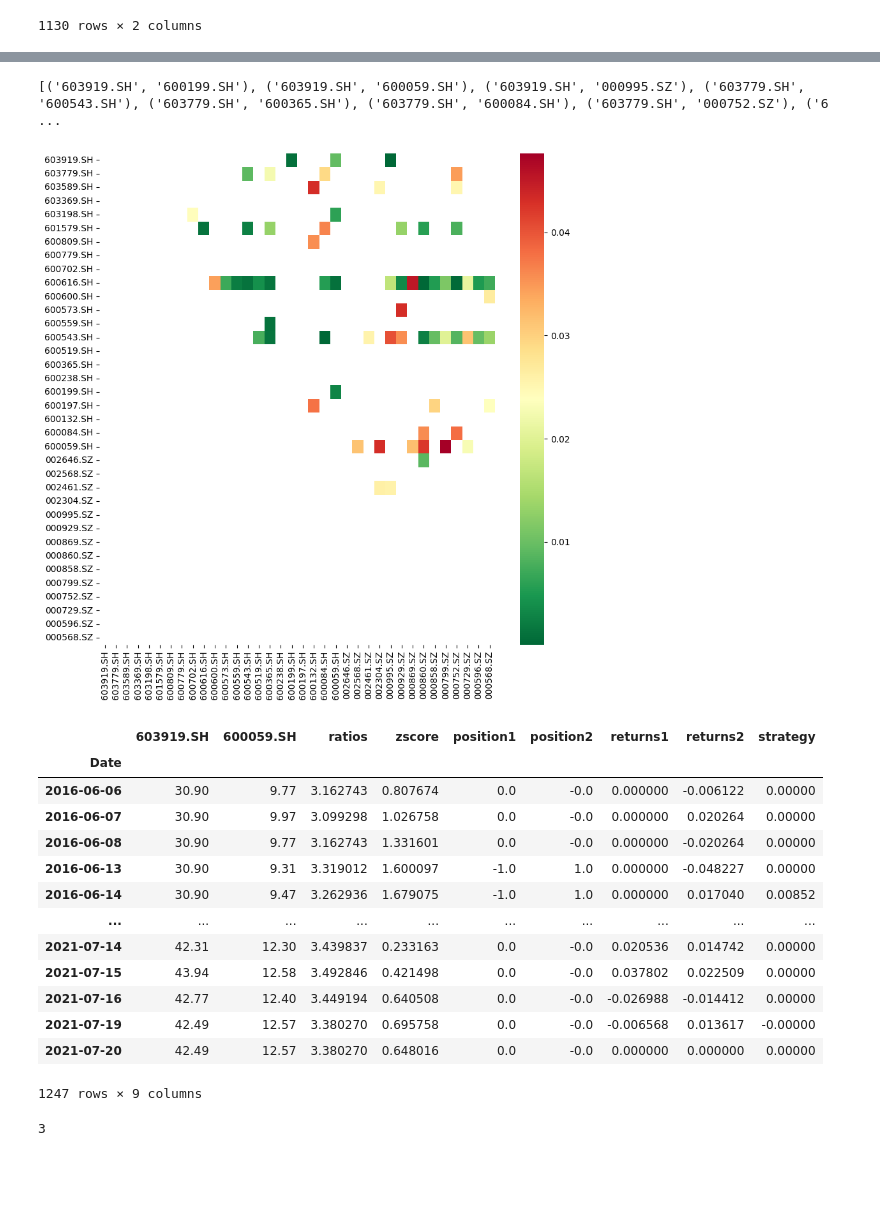
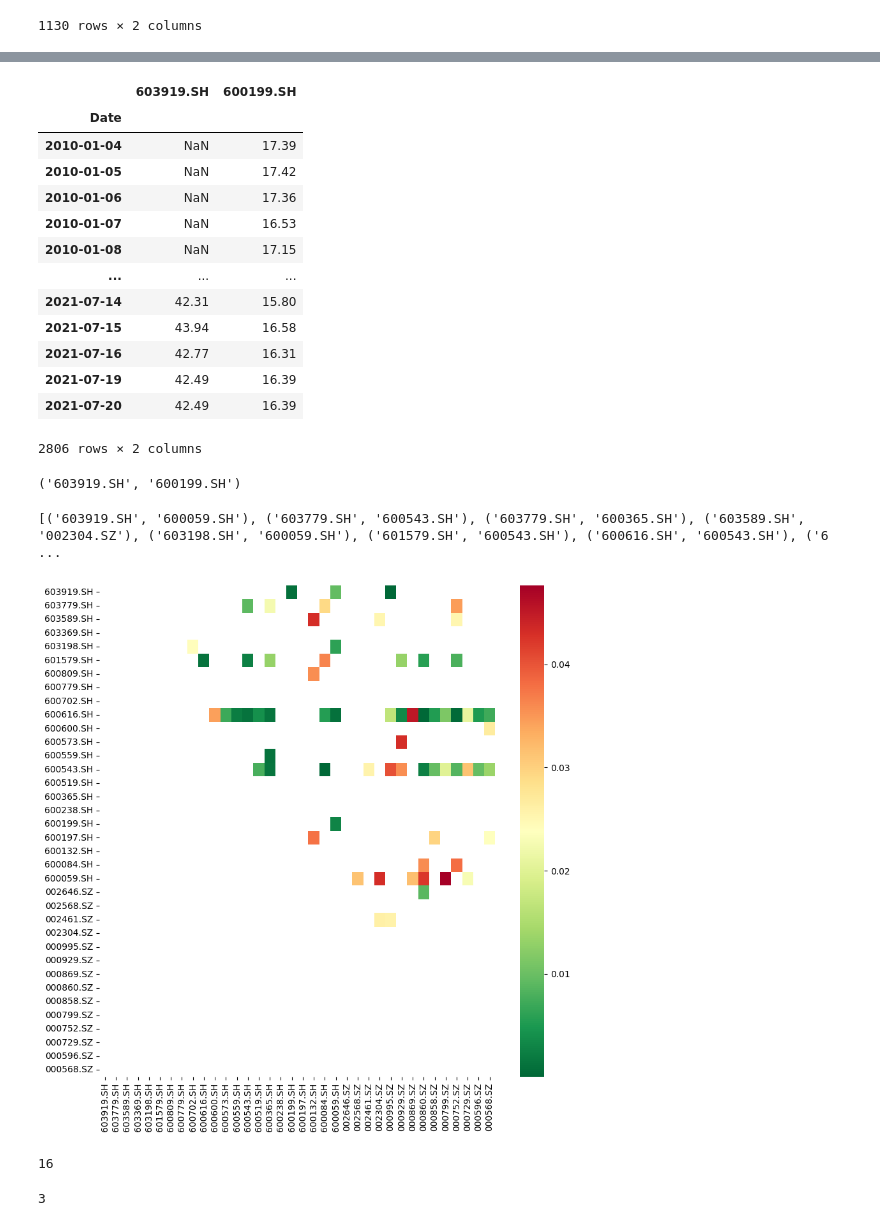
Before and after one commit to waikho/MADS_Capstone, a Jupyter notebook: RL/Pair_Trading_DQN.ipynb, the cells around one changed output, grey strips where cells are left out. Drawn from its saved outputs; the diff is of its cells as text; code cells hidden in the pictures; blank space fills up the shorter version.

```diff
--- a/RL/Pair_Trading_DQN.ipynb
+++ b/RL/Pair_Trading_DQN.ipynb
@@ -474,13 +663,15 @@ def uniquify(path):
 
     return path
 # %%
-directory = './data/主题行业类'
-data_pairs = []
-for filename in os.listdir(directory):
-    df = pd.read_excel(os.path.join(directory, filename), header=1, index_col=0, skiprows=0)
-    _, _, pairs = find_cointegrated_pairs(df)
-    data_pairs.extend([df[list(pair)].dropna().copy() for pair in pairs])
+#this block seems no use?
 
-print(len(data_pairs))
+# directory = './data/主题行业类'
+# data_pairs = []
+# for filename in os.listdir(directory):
+#     df = pd.read_excel(os.path.join(directory, filename), header=1, index_col=0, skiprows=0)
+#     _, _, _, pairs = find_cointegrated_pairs(df)
+#     data_pairs.extend([df[list(pair)].dropna().copy() for pair in pairs])
+
+# print(len(data_pairs))
 # %% [output]
 224
@@ -520,16 +756,42 @@ data_pairs[0]
+# %%
+df[list(pairs[0])]
+#df[list(pairs[0])].dropna()[pairs[0][1]]
+# %% [output]
+|  | 603919.SH | 600199.SH |
+| Date |  |  |
+| 2010-01-04 | NaN | 17.39 |
+| 2010-01-05 | NaN | 17.42 |
+| 2010-01-06 | NaN | 17.36 |
+| 2010-01-07 | NaN | 16.53 |
+| 2010-01-08 | NaN | 17.15 |
+| ... | ... | ... |
+| 2021-07-14 | 42.31 | 15.80 |
+| 2021-07-15 | 43.94 | 16.58 |
+| 2021-07-16 | 42.77 | 16.31 |
+| 2021-07-19 | 42.49 | 16.39 |
+| 2021-07-20 | 42.49 | 16.39 |
+2806 rows × 2 columns
+# %%
+pairs[0]
+# %% [output]
+('603919.SH', '600199.SH')
 # %%
 # Heatmap to show the p-values of the cointegration test between each pair of
 # stocks. Only show the value in the upper-diagonal of the heatmap
 df = pd.read_excel('./data/主题行业类/酒类.xlsx', header=1, index_col=0, skiprows=0)
 tickers = df.columns
-scores, pvalues, pairs = find_cointegrated_pairs(df)
+scores, pvalues, hr, pairs = find_cointegrated_pairs(df)
 import seaborn
 fig, ax = plt.subplots(figsize=(10,10))
 seaborn.heatmap(pvalues, xticklabels=tickers, yticklabels=tickers, cmap='RdYlGn_r', mask=(pvalues >= 0.05))
 print(pairs)
 # %% [output]
-[('603919.SH', '600199.SH'), ('603919.SH', '600059.SH'), ('603919.SH', '000995.SZ'), ('603779.SH', '600543.SH'), ('603779.SH', '600365.SH'), ('603779.SH', '600084.SH'), ('603779.SH', '000752.SZ'), ('6 ...
+[('603919.SH', '600059.SH'), ('603779.SH', '600543.SH'), ('603779.SH', '600365.SH'), ('603589.SH', '002304.SZ'), ('603198.SH', '600059.SH'), ('601579.SH', '600543.SH'), ('600616.SH', '600543.SH'), ('6 ...
 [figure]
+# %%
+len(pairs)
+# %% [output]
+16
 # %%
 window_size = 60
 trade_period = 5
@@ -544,23 +806,6 @@ train_size = int(len(envs) * 0.7)   #train/test split = 0.7
 #print(train_size)
 train_envs = envs[:train_size]
 test_envs = envs[train_size:]
-# %%
-envs[1].df
-# %% [output]
-|  | 603919.SH | 600059.SH | ratios | zscore | position1 | position2 | returns1 | returns2 | strategy |
-| Date |  |  |  |  |  |  |  |  |  |
-| 2016-06-06 | 30.90 | 9.77 | 3.162743 | 0.807674 | 0.0 | -0.0 | 0.000000 | -0.006122 | 0.00000 |
-| 2016-06-07 | 30.90 | 9.97 | 3.099298 | 1.026758 | 0.0 | -0.0 | 0.000000 | 0.020264 | 0.00000 |
-| 2016-06-08 | 30.90 | 9.77 | 3.162743 | 1.331601 | 0.0 | -0.0 | 0.000000 | -0.020264 | 0.00000 |
-| 2016-06-13 | 30.90 | 9.31 | 3.319012 | 1.600097 | -1.0 | 1.0 | 0.000000 | -0.048227 | 0.00000 |
-| 2016-06-14 | 30.90 | 9.47 | 3.262936 | 1.679075 | -1.0 | 1.0 | 0.000000 | 0.017040 | 0.00852 |
-| ... | ... | ... | ... | ... | ... | ... | ... | ... | ... |
-| 2021-07-14 | 42.31 | 12.30 | 3.439837 | 0.233163 | 0.0 | -0.0 | 0.020536 | 0.014742 | 0.00000 |
-| 2021-07-15 | 43.94 | 12.58 | 3.492846 | 0.421498 | 0.0 | -0.0 | 0.037802 | 0.022509 | 0.00000 |
-| 2021-07-16 | 42.77 | 12.40 | 3.449194 | 0.640508 | 0.0 | -0.0 | -0.026988 | -0.014412 | 0.00000 |
-| 2021-07-19 | 42.49 | 12.57 | 3.380270 | 0.695758 | 0.0 | -0.0 | -0.006568 | 0.013617 | -0.00000 |
-| 2021-07-20 | 42.49 | 12.57 | 3.380270 | 0.648016 | 0.0 | -0.0 | 0.000000 | 0.000000 | 0.00000 |
-1247 rows × 9 columns
 # %%
 envs[6].df.columns.get_loc('zscore')
 # %% [output]
```
Also changed, not shown: parts of 36 cells of this notebook, 1 other file.
